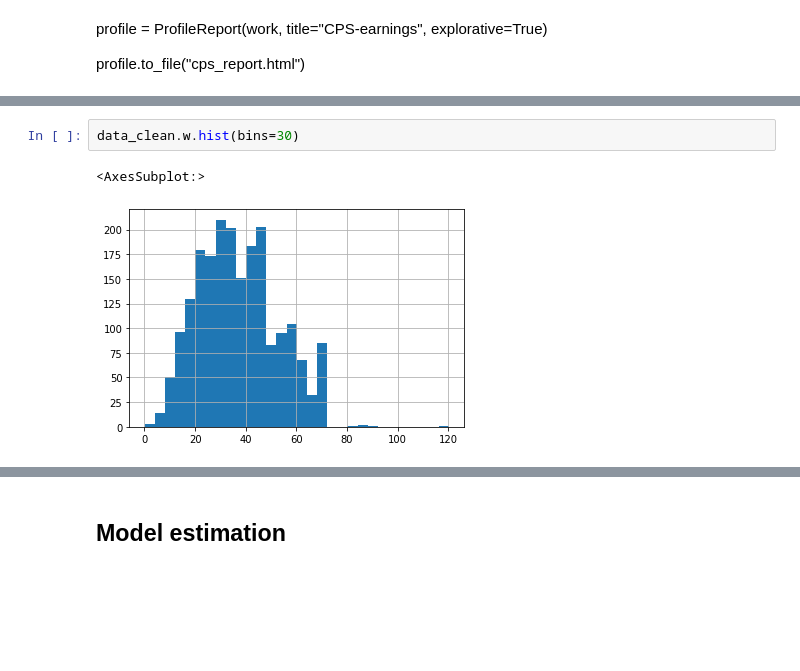
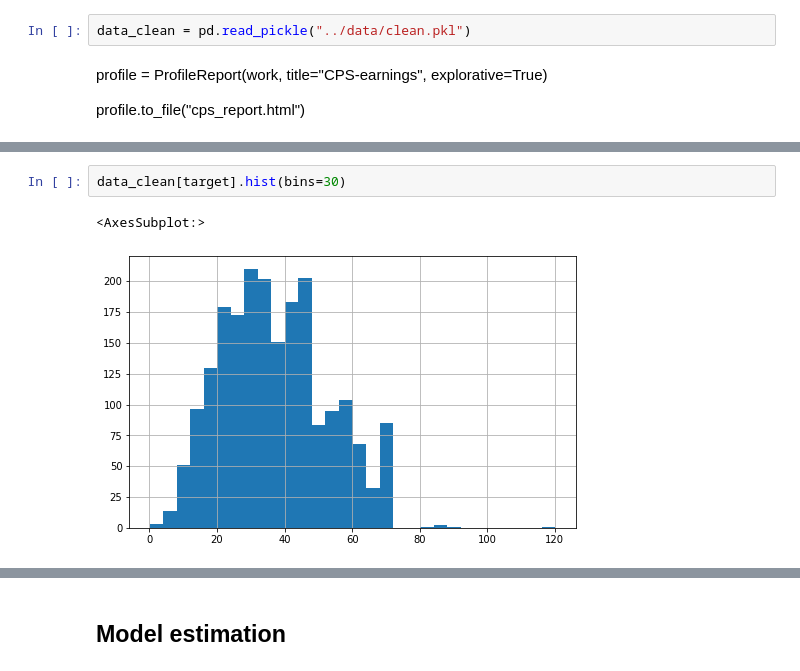
Before and after one commit to adamvig96/Prediction-with-Machine-Learning-for-Economists, a Jupyter notebook: Assignment 1/code/prediction.ipynb, the cells around one changed output, grey strips where cells are left out. Saved outputs shown, nothing was run; the diff lists cells and outputs as text; blank space fills up the shorter version.

Commit message:
add interaction plots and final models

```diff
--- a/Assignment 1/code/prediction.ipynb
+++ b/Assignment 1/code/prediction.ipynb
@@ -402,5 +447,7 @@ This might be a problem, will decide age vs exp to use.
 # %% [markdown]
 ## Descriptive statistics
+# %%
+data_clean = pd.read_pickle("../data/clean.pkl")
 # %% [markdown]
 profile = ProfileReport(work, title="CPS-earnings", explorative=True)
 
@@ -408,5 +474,5 @@ profile.to_file("cps_report.html")
 # %%
-data_clean.w.hist(bins=30)
+data_clean[target].hist(bins=30)
 # %% [output]
 <AxesSubplot:>
-[figure, old version]
+[figure, new version]
```
Also changed, not shown: parts of 18 cells of this notebook.
